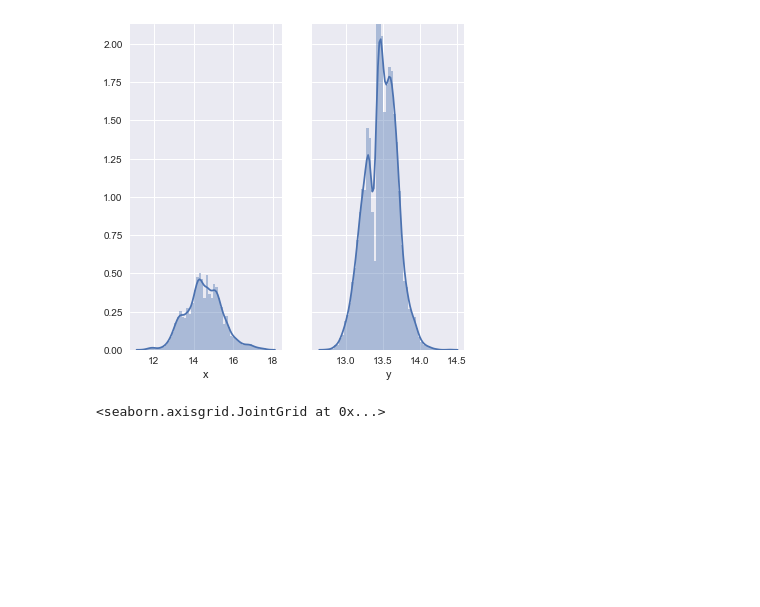
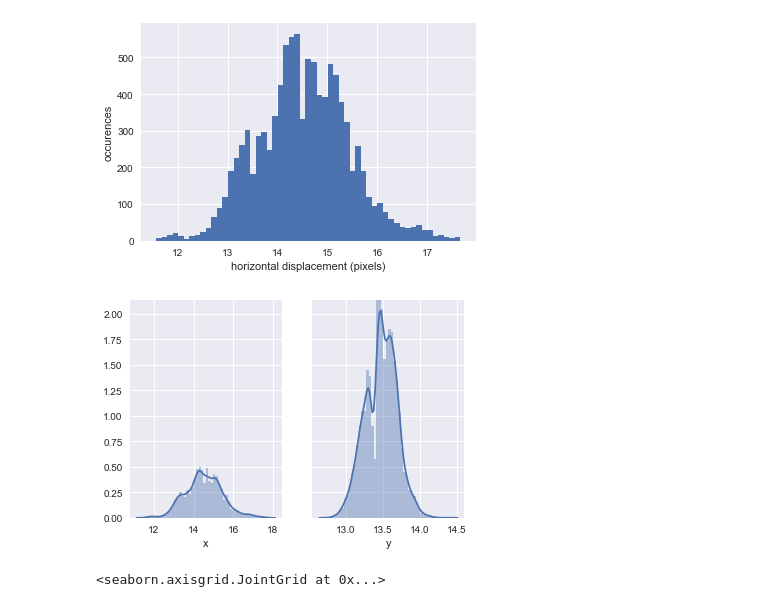
Before and after one commit to jpribyl/advanced-physics-lab-coursework, a Jupyter notebook: lab4/lab4-brownian-motion.ipynb, the cells around one changed output. Cells and saved outputs as stored; diff of their text form; code cells hidden in the pictures; blank space fills up the shorter version.

Commit message:
test ft data stuff

```diff
--- a/lab4/lab4-brownian-motion.ipynb
+++ b/lab4/lab4-brownian-motion.ipynb
@@ -9,3 +12,3 @@ drwxr-xr-x 1 root root 4096 Mar 13 21:48 datalab
 # %%
-trajectory = pd.read_csv("trajectory-1.csv")
-sbn.set()
+trajectory = pd.read_csv("https://raw.githubusercontent.com/jpribyl/cautious-palm-tree/master/lab4/data/trajectory-1-Copy.csv")
+sns.set()
@@ -21,11 +26,13 @@ plt.hist(x, 'auto')
 plt.xlabel("horizontal displacement (pixels)")
 plt.ylabel("occurences")
 plt.show()
+# %% [output]
+[figure, added]
 # %%
 fig, (ax1, ax2) = plt.subplots(1, 2, sharey=True)
-sbn.distplot(x, ax=ax1)
-sbn.distplot(y, ax=ax2)
+sns.distplot(x, ax=ax1)
+sns.distplot(y, ax=ax2)
 plt.show()
 # %% [output]
-[figure, old version]
+[figure, new version]
 # %%
```
Also changed, not shown: parts of 19 cells of this notebook, 5 other files.
